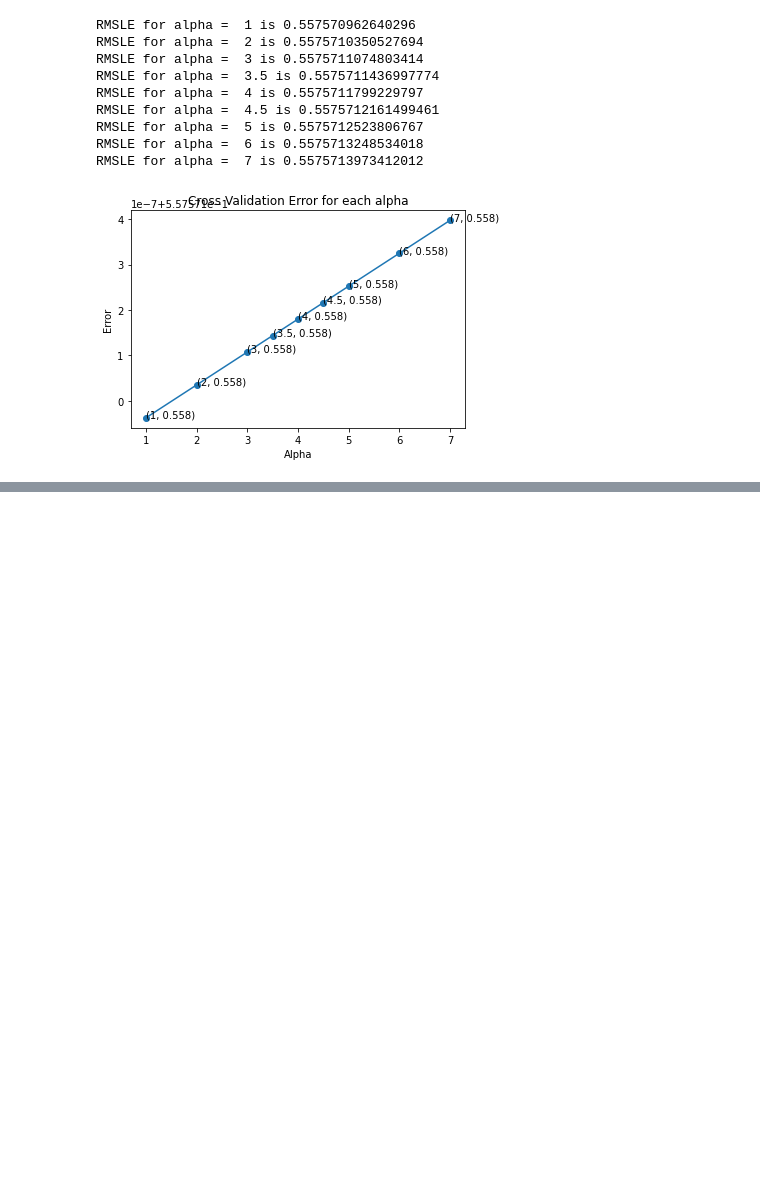
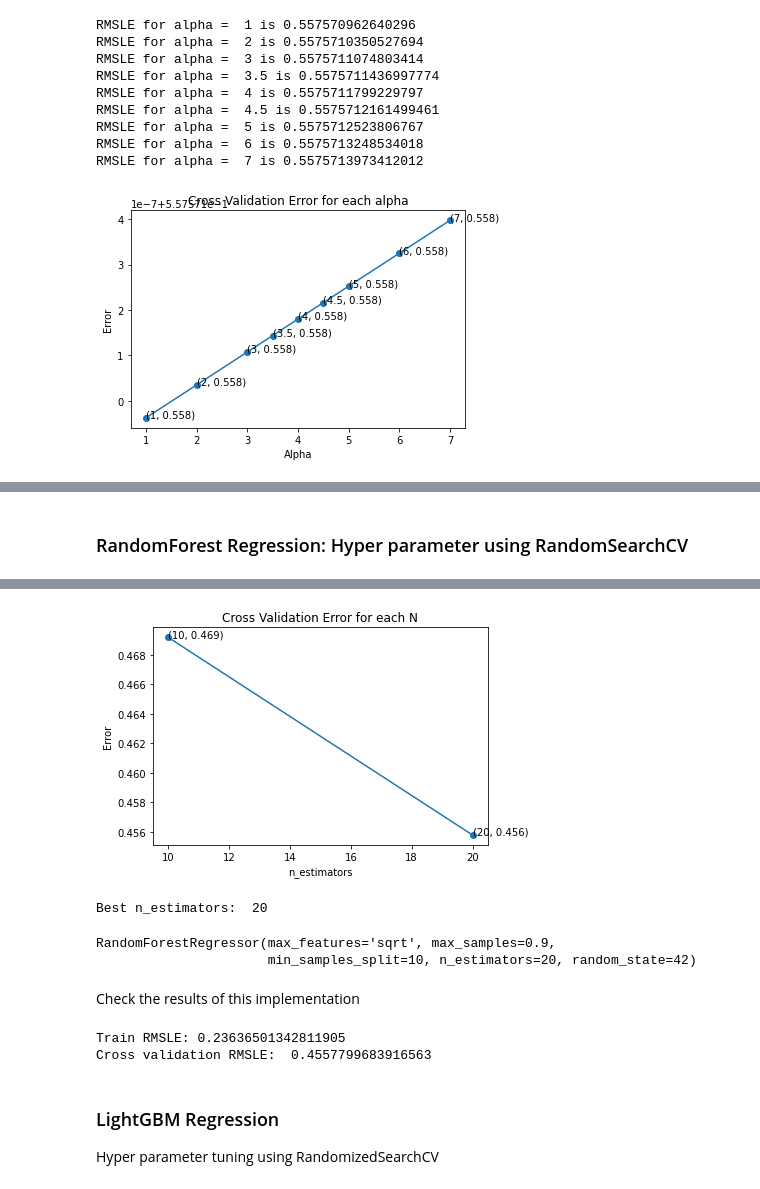
Before and after one commit to Sasmit-ai/Real-Estate-Analysis-Project, a Jupyter notebook: Real Estate Analysis.ipynb, the cells around one changed output, grey strips where cells are left out. Drawn from its saved outputs; the diff is of its cells as text; code cells hidden in the pictures; blank space fills up the shorter version.

```diff
--- a/Real Estate Analysis.ipynb
+++ b/Real Estate Analysis.ipynb
@@ -708,0 +746,31 @@ Cross validation RMSLE:  1.0647530922212414
+# %% [markdown]
+### RandomForest Regression: Hyper parameter using RandomSearchCV
+# %%
+import datetime
+
+dt = datetime.datetime #to track time
+
+estimators = [10, 20]
+cv_rmsle_array=[]
+t0 = dt.now()
+for i in estimators:
+    model = RandomForestRegressor(n_estimators=i, min_samples_split=10, max_features='sqrt', max_samples=0.9, random_state=42)
+    model.fit(X_train, y_train)
+    preds_cv = model.predict(X_cv)
+    cv_err = sqrt(mse(y_cv, preds_cv))
+    cv_rmsle_array.append(cv_err)
+
+    print (f'RMSLE for N={i} is {cv_err}\t elapsed time:{dt.now() - t0}')
+
+best_N = np.argmin(cv_rmsle_array)
+
+fig, ax = plt.subplots()
+ax.plot(estimators, cv_rmsle_array)
+ax.scatter(estimators, cv_rmsle_array)
+for i, txt in enumerate(np.round(cv_rmsle_array,3)):
+    ax.annotate((estimators[i],np.round(txt,3)), (estimators[i],cv_rmsle_array[i]))
+plt.title("Cross Validation Error for each N")
+plt.xlabel("n_estimators")
+plt.ylabel("Error")
+plt.show()
+# %% [output]
@@ -709 +779,28 @@ Cross validation RMSLE:  1.0647530922212414
+[figure, added]
+# %%
+best_N = estimators[best_N]
+print('Best n_estimators: ', best_N)
+model = RandomForestRegressor(n_estimators=best_N, min_samples_split=10, max_features='sqrt', max_samples=0.9, random_state=42)
+model.fit(X_train, y_train)
+# %% [output]
+Best n_estimators:  20
+RandomForestRegressor(max_features='sqrt', max_samples=0.9,
+                      min_samples_split=10, n_estimators=20, random_state=42)
+# %% [markdown]
+ Check the results of this implementation
+# %%
+rf_preds_tr = model.predict(X_train)
+rf_preds_cv = model.predict(X_cv)
+# rf_preds_te = model.predict(X_test)
+
+print('Train RMSLE:', sqrt(mse(y_train, rf_preds_tr)))
+
+rf_rmsle = sqrt(mse(y_cv, rf_preds_cv))
+print("Cross validation RMSLE: ", rf_rmsle)
+# %% [output]
+Train RMSLE: 0.23636501342811905
+Cross validation RMSLE:  0.4557799683916563
+# %% [markdown]
+### LightGBM Regression
+Hyper parameter tuning using RandomizedSearchCV
 # %%
```
Also changed, not shown: parts of 84 cells of this notebook, 6 other files.
